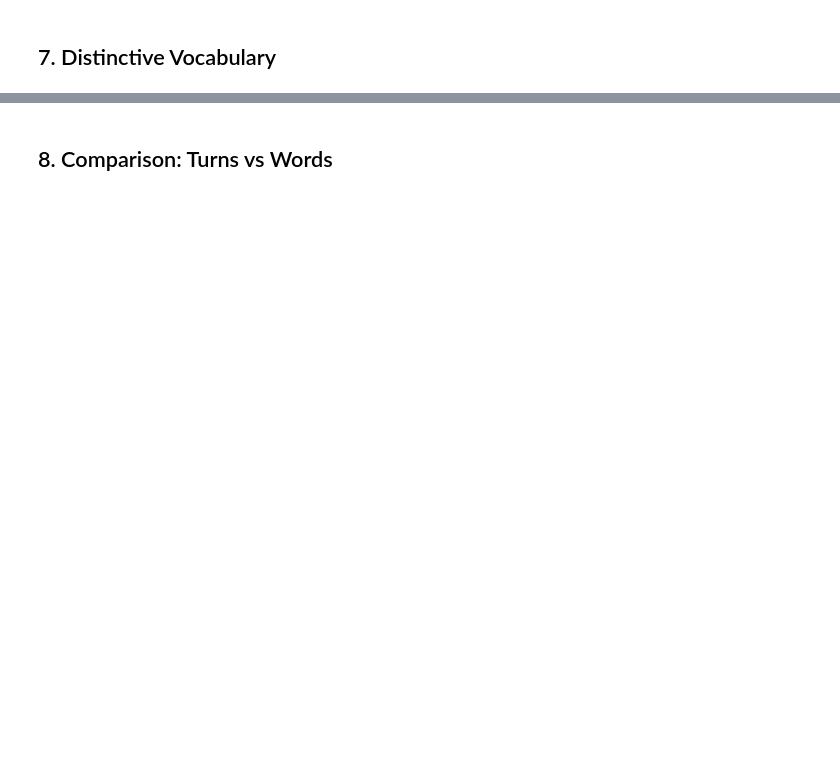
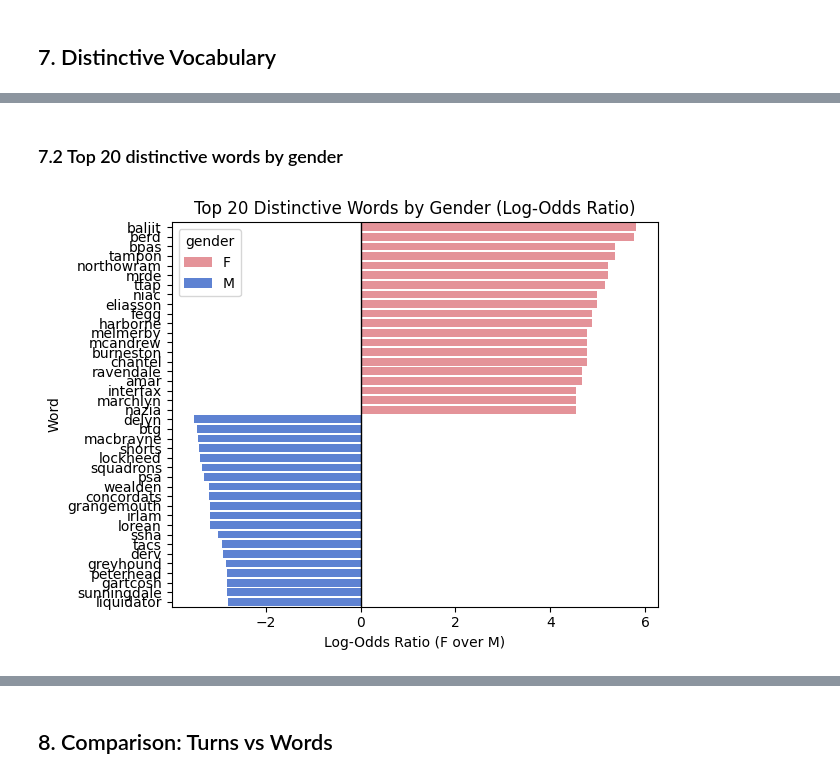
Before and after one commit to omarkhursheed/hansard-nlp-explorer, a Jupyter notebook: src/hansard/analysis/attention_scoring/speech_len_analysis.ipynb, the cells around one changed output, grey strips where cells are left out. Cells and saved outputs as stored; diff of their text form; code cells hidden in the pictures; blank space fills up the shorter version.

```diff
--- a/src/hansard/analysis/attention_scoring/speech_len_analysis.ipynb
+++ b/src/hansard/analysis/attention_scoring/speech_len_analysis.ipynb
@@ -189,0 +226,26 @@ except Exception as e:
+# %% [markdown]
+### 7.2 Top 20 distinctive words by gender
+# %%
+# Take top and bottom 20 words by log-odds
+top_f = logodds_df.sort_values("log_odds_f_over_m", ascending=False).head(20)
+top_m = logodds_df.sort_values("log_odds_f_over_m", ascending=True).head(20)
+
+top_words = pd.concat([
+    top_f.assign(gender="F"),
+    top_m.assign(gender="M")
+])
+
+sns.barplot(
+    data=top_words,
+    x="log_odds_f_over_m", y="word",
+    hue="gender", dodge=False,
+    palette={"M":"#4B7BE5","F":"#F2858D"}
+)
+plt.axvline(0, color="black", linewidth=1)
+plt.title("Top 20 Distinctive Words by Gender (Log-Odds Ratio)")
+plt.xlabel("Log-Odds Ratio (F over M)")
+plt.ylabel("Word")
+plt.tight_layout()
+plt.show()
+# %% [output]
+[figure, added]
```
Also changed, not shown: parts of 21 cells of this notebook, 5 other files.
